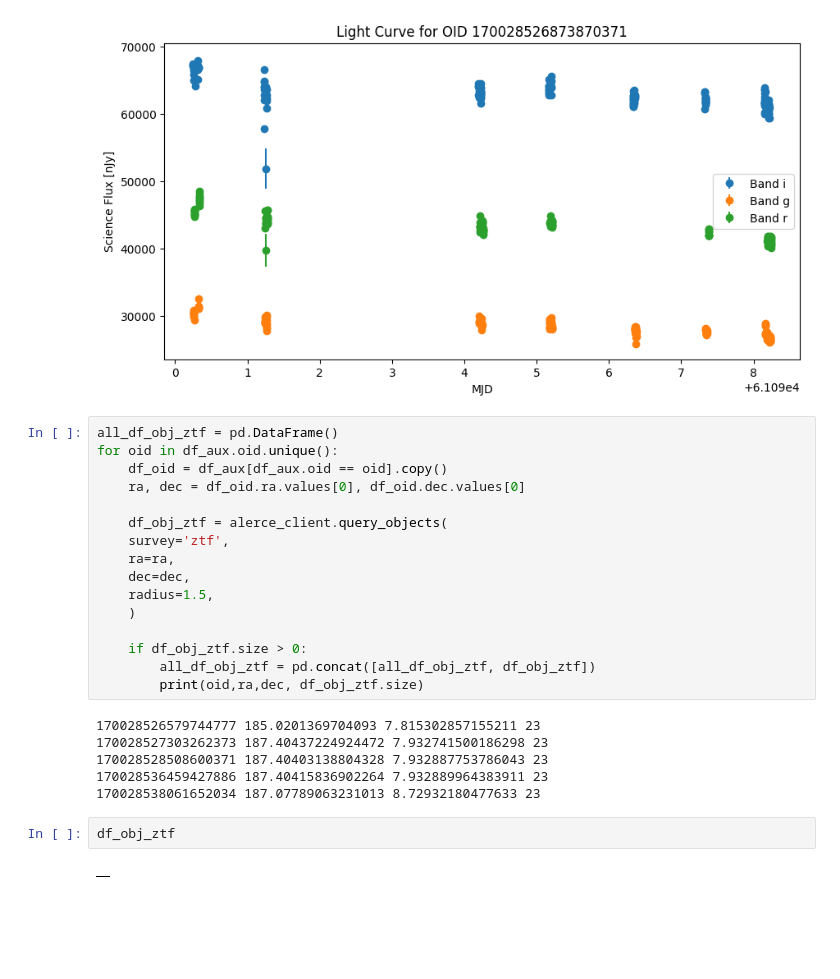
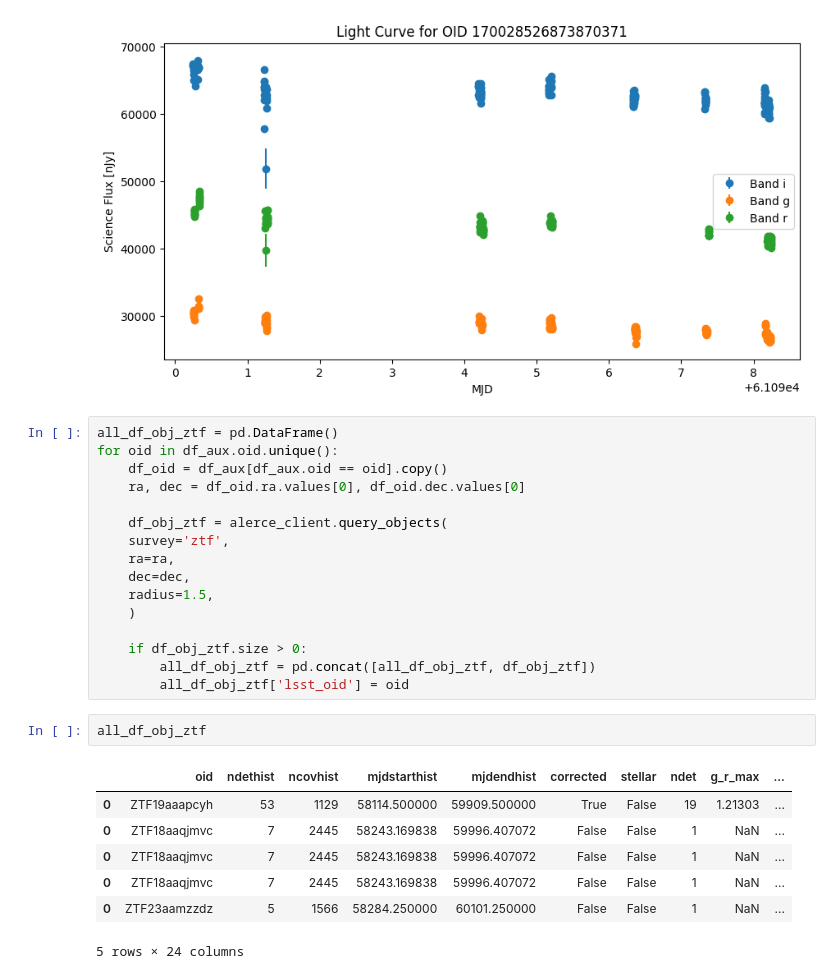
Before and after one commit to jurados/alercehackton2026, a Jupyter notebook: LSST_Candidates.ipynb, the cells around one changed output. Drawn from its saved outputs; the diff is of its cells as text; blank space fills up the shorter version.

```diff
--- a/LSST_Candidates.ipynb
+++ b/LSST_Candidates.ipynb
@@ -167,14 +167,14 @@ for oid in df_aux.oid.unique():
 
     if df_obj_ztf.size > 0:
         all_df_obj_ztf = pd.concat([all_df_obj_ztf, df_obj_ztf])
-        print(oid,ra,dec, df_obj_ztf.size)
+        all_df_obj_ztf['lsst_oid'] = oid
-# %% [output]
-170028526579744777 185.0201369704093 7.815302857155211 23
-170028527303262373 187.40437224924472 7.932741500186298 23
-170028528508600371 187.40403138804328 7.932887753786043 23
-170028536459427886 187.40415836902264 7.932889964383911 23
-170028538061652034 187.07789063231013 8.72932180477633 23
-# %%
-df_obj_ztf
-# %% [output]
-|  |
+# %%
+all_df_obj_ztf
+# %% [output]
+|  | oid | ndethist | ncovhist | mjdstarthist | mjdendhist | corrected | stellar | ndet | g_r_max | ... |
+| 0 | ZTF19aaapcyh | 53 | 1129 | 58114.500000 | 59909.500000 | True | False | 19 | 1.21303 | ... |
+| 0 | ZTF18aaqjmvc | 7 | 2445 | 58243.169838 | 59996.407072 | False | False | 1 | NaN | ... |
+| 0 | ZTF18aaqjmvc | 7 | 2445 | 58243.169838 | 59996.407072 | False | False | 1 | NaN | ... |
+| 0 | ZTF18aaqjmvc | 7 | 2445 | 58243.169838 | 59996.407072 | False | False | 1 | NaN | ... |
+| 0 | ZTF23aamzzdz | 5 | 1566 | 58284.250000 | 60101.250000 | False | False | 1 | NaN | ... |
+5 rows × 24 columns
```
Also changed, not shown: parts of 5 cells of this notebook.
